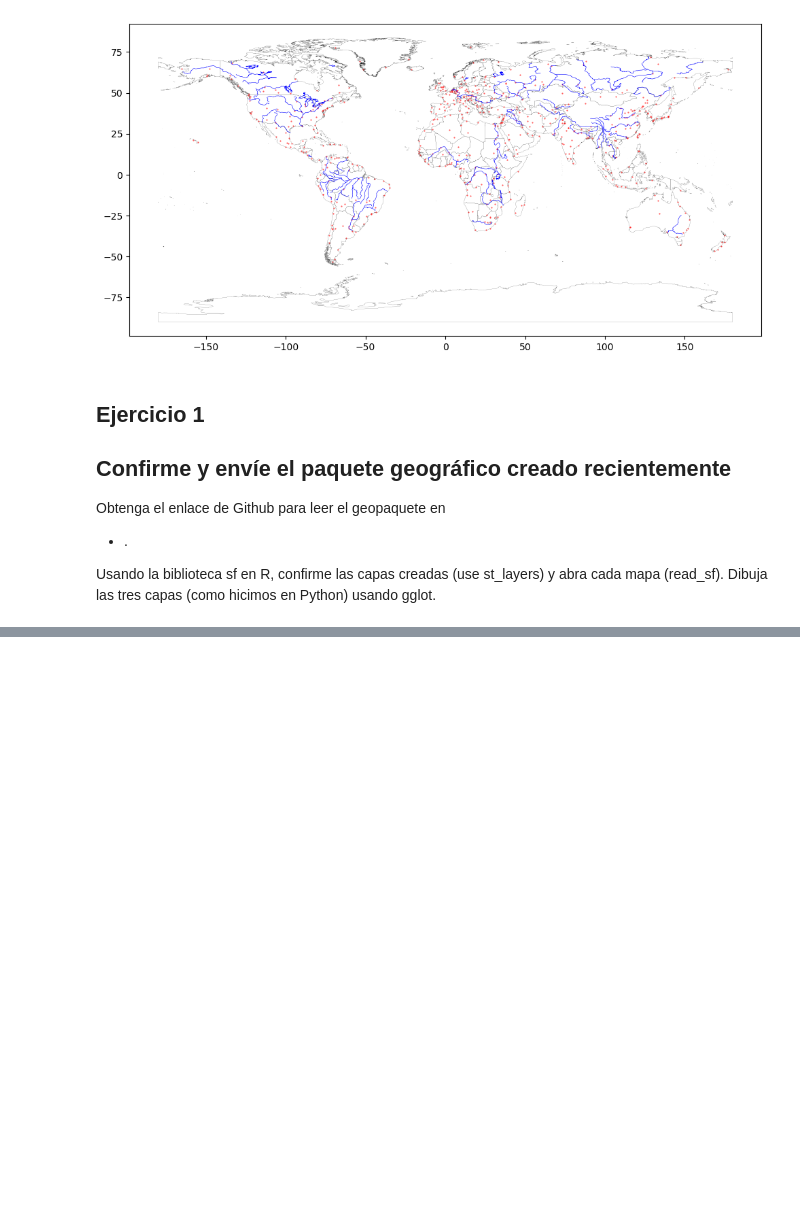
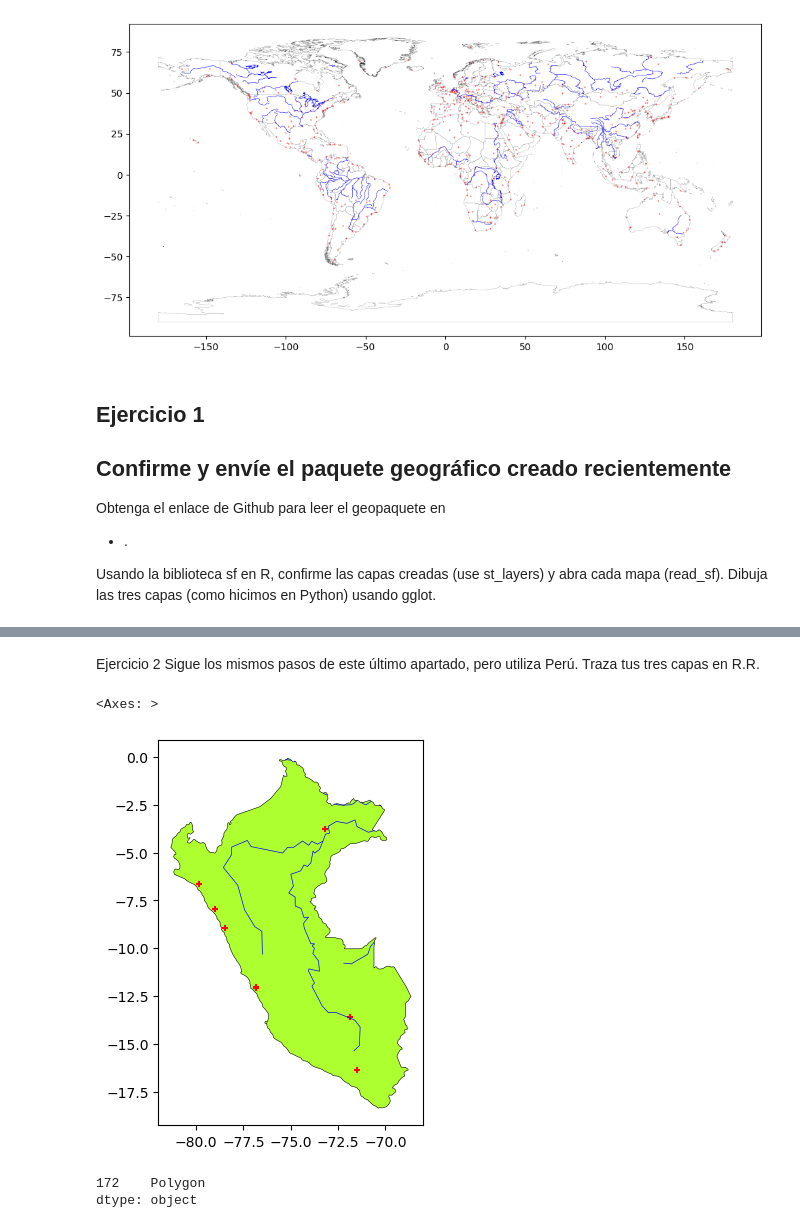
Before and after one commit to AlexNoblejas/introgeodf, a Jupyter notebook: Tarea2.ipynb, the cells around one changed output, grey strips where cells are left out. Drawn from its saved outputs; the diff is of its cells as text; code cells hidden in the pictures; blank space fills up the shorter version.

```diff
--- a/Tarea2.ipynb
+++ b/Tarea2.ipynb
@@ -96,0 +137,25 @@ Usando la biblioteca sf en R, confirme las capas creadas (use st_layers) y abra
+# %% [markdown]
+Ejercicio 2
+Sigue los mismos pasos de este último apartado, pero utiliza Perú.
+Traza tus tres capas en R.R.
+# %%
+Peru=countries[countries.COUNTRY=='Peru']
+# %%
+citiesPeru_clipped = gpd.clip(gdf=cities,
+                          mask=Peru)
+riversPeru_clipped = gpd.clip(gdf=rivers,
+                               mask=Peru)
+# %%
+base = Peru.plot(facecolor="greenyellow", edgecolor='black', linewidth=0.4,figsize=(5,5))
+citiesPeru_clipped.plot(marker='+', color='red', markersize=15,
+                    ax=base)
+riversPeru_clipped.plot(edgecolor='blue', linewidth=0.5,
+                    ax=base)
+# %% [output]
+<Axes: >
+[figure, added]
+# %%
+Peru.geom_type
+# %% [output]
+172    Polygon
+dtype: object
```
Also changed, not shown: parts of 6 cells of this notebook.
